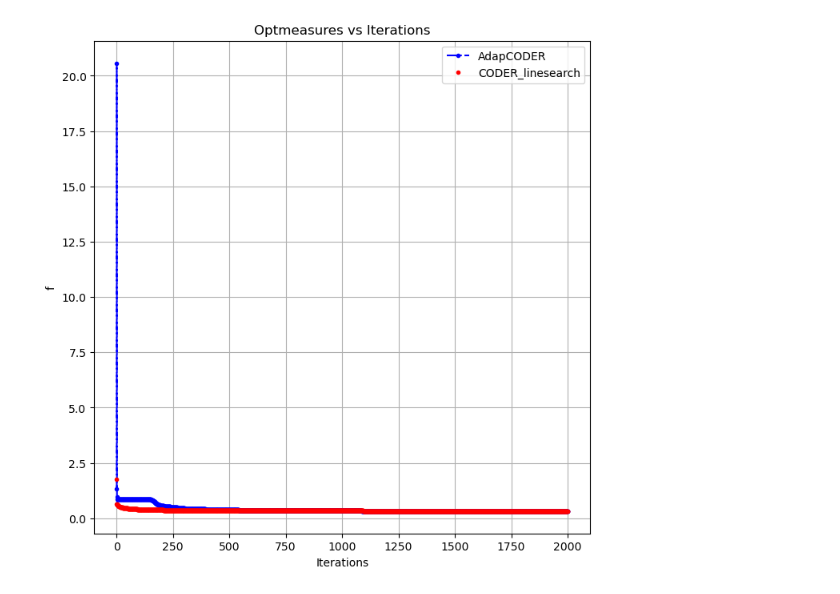
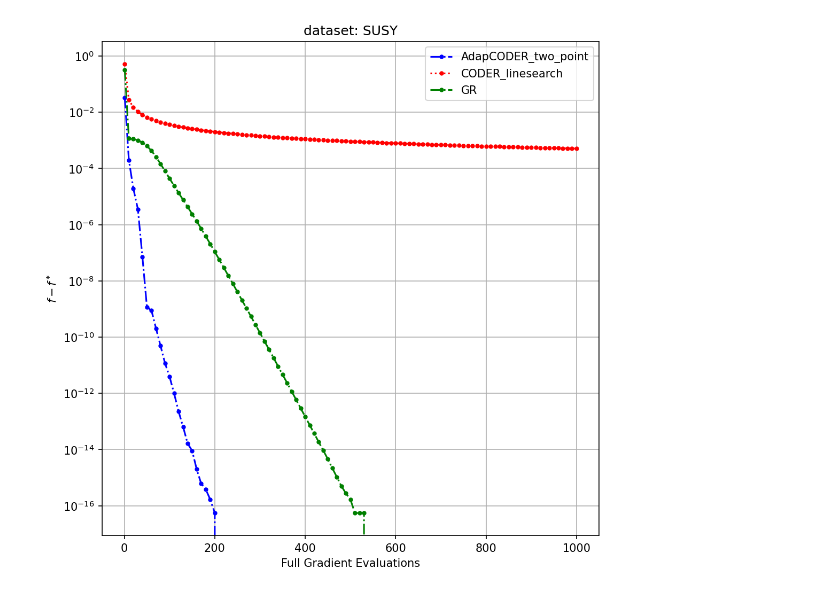
Before and after one commit to Yee-Millennium/ADUCA_Experiments, a Jupyter notebook: plot.ipynb, the cells around one changed output. Drawn from its saved outputs; the diff is of its cells as text; code cells hidden in the pictures.

```diff
--- a/plot.ipynb
+++ b/plot.ipynb
@@ -1,37 +1,48 @@
 # %%
 import matplotlib.pyplot as plt
+import numpy as np
 
-def plot_optmeasures(data1, data2):
-    iterations_1 = data1['iterations']
-    optmeasures_1 = data1['optmeasures']
-    iterations_2 = data2['iterations']
-    optmeasures_2 = data2['optmeasures']
+def plot_optmeasures(data1, data2, data3, optval):
+    iterations_1 = np.array(data1['iterations'])
+    optmeasures_1 = np.array(data1['optmeasures']) - optval
+    iterations_2 = np.array(data2['iterations'])
+    optmeasures_2 = np.array(data2['optmeasures']) - optval
+    iterations_3 = np.array(data3['iterations'])
+    optmeasures_3 = np.array(data3['optmeasures']) - optval
 
-    plt.figure(figsize=(8, 8))
+    fig, ax1 = plt.subplots(figsize=(8,8))
+    fig.set_dpi(150)
+    ax1.set_yscale('log')
 
-    plt.plot(iterations_1, optmeasures_1, marker='.', linestyle='-.', color='b', label = 'AdapCODER')
-    plt.plot(iterations_2, optmeasures_2, marker='.', linestyle='', color ='r', label = 'CODER_linesearch')
+    ax1.plot(iterations_1, optmeasures_1, marker='.', linestyle='-.', color='b', label = data1['args']['algo'])
+    ax1.plot(iterations_2, optmeasures_2, marker='.', linestyle=':', color ='r', label = data2['args']['algo'])
+    ax1.plot(iterations_3, optmeasures_3, marker='.', linestyle='-.', color ='g', label = data3['args']['algo'])
 
-    plt.xlabel('Iterations')
-    plt.ylabel('f')
+    ax1.set_xlabel('Full Gradient Evaluations')
+    ax1.set_ylabel(r'$f - f^*$')
+    ax1.set_title(f"dataset: {data1['args']['dataset']}")
 
-    plt.title('Optmeasures vs Iterations')
+    fig.savefig(f"output/{data1['args']['dataset']}")
+
     plt.grid(True)
     plt.legend()
-
-    plt.savefig("output/")
     plt.show()
 # %%
+### SUSY (18,5000000)
+
 import json
 
 # Load the JSON data
 # output/a9a-0.0_0.0-AdapCODER-0.0-output-2024-08-12_04-42-11-488756.json (small constants)
 # output/a9a-0.0_0.0-AdapCODER-0.0-output-2024-08-12_04-53-24-733206.json (large)
-with open('output/a9a-0.0_0.0-AdapCODER-0.0-output-2024-08-12_04-53-24-733206.json') as f1:
+with open('output/SUSY-0.0_0.0-AdapCODER_two_point-0.0-output-2024-09-18_02-09-35-760410.json') as f1:
     data1 = json.load(f1)
-with open('output/a9a-0.0_0.0-CODER_linesearch-0.0-output-2024-08-12_04-45-22-036585.json') as f2:
+with open('output/SUSY-0.0_0.0-CODER_linesearch-0.0-output-2024-09-18_02-04-47-664207.json') as f2:
     data2 = json.load(f2)
+with open('output/SUSY-0.0_0.0-GR-0.0-output-2024-09-18_02-16-23-833082.json') as f3:
+    data3 = json.load(f3)
 
-plot_optmeasures(data1, data2)
+
+plot_optmeasures(data1, data2, data3, optval=0.37534612974501597)
 # %% [output]
-[figure, old version]
+[figure, new version]
```
Also changed, not shown: parts of 6 cells of this notebook.
